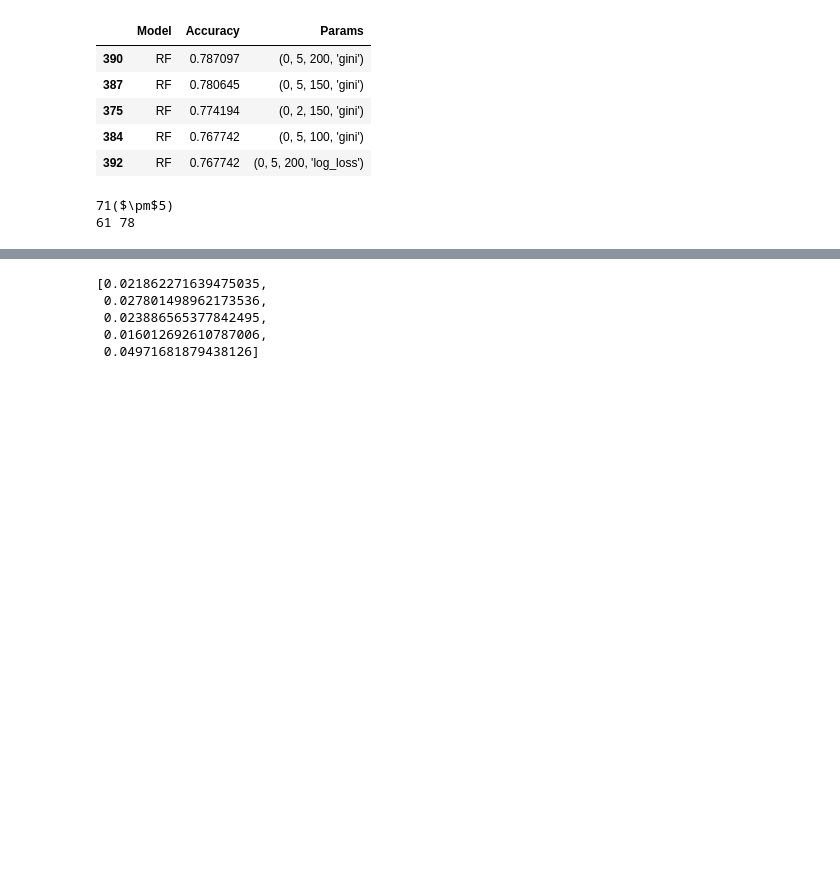
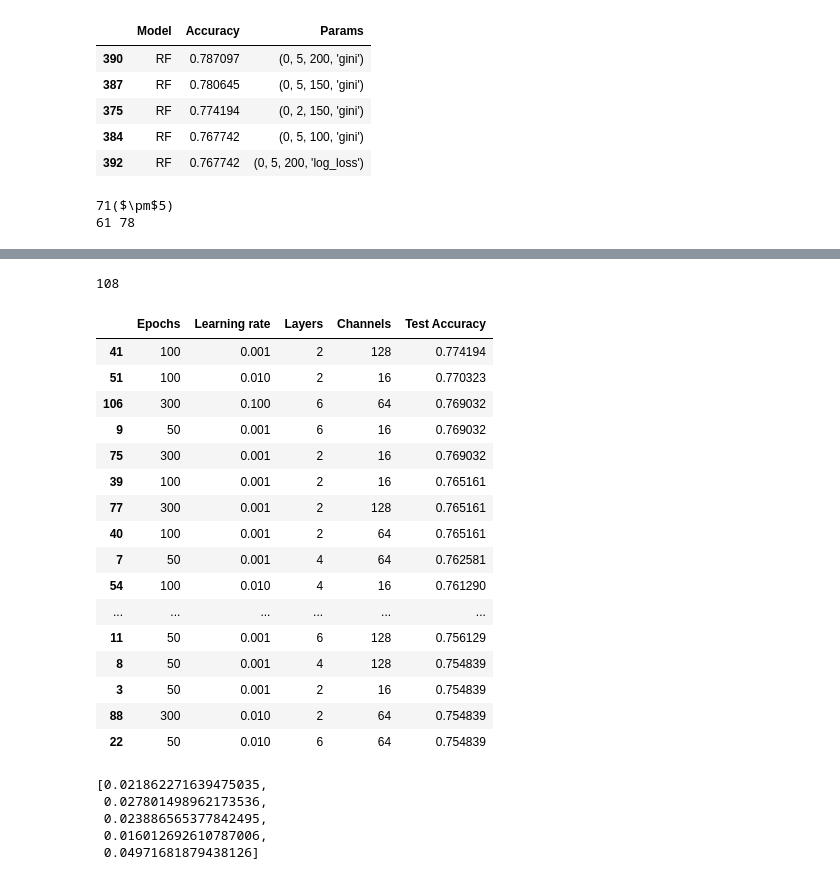
Before and after one commit to AymenRaouf/PrecedabilityOER, a Jupyter notebook: Evaluation/Results.ipynb, the cells around one changed output, grey strips where cells are left out. Cells and saved outputs as stored; diff of their text form; code cells hidden in the pictures; blank space fills up the shorter version.

```diff
--- a/Evaluation/Results.ipynb
+++ b/Evaluation/Results.ipynb
@@ -55,3 +54,28 @@ df_ModelsAll.head()
+# %%
+aggregated_res = df_Model.groupby(['Epochs', 'Learning rate', 'Layers', 'Channels']).agg({
+    'Test Accuracy': 'mean'
+}).reset_index()
+print(len(aggregated_res))
+aggregated_res.sort_values(by="Test Accuracy", ascending=False).head(20)
+# %% [output]
+108
+|  | Epochs | Learning rate | Layers | Channels | Test Accuracy |
+| 41 | 100 | 0.001 | 2 | 128 | 0.774194 |
+| 51 | 100 | 0.010 | 2 | 16 | 0.770323 |
+| 106 | 300 | 0.100 | 6 | 64 | 0.769032 |
+| 9 | 50 | 0.001 | 6 | 16 | 0.769032 |
+| 75 | 300 | 0.001 | 2 | 16 | 0.769032 |
+| 39 | 100 | 0.001 | 2 | 16 | 0.765161 |
+| 77 | 300 | 0.001 | 2 | 128 | 0.765161 |
+| 40 | 100 | 0.001 | 2 | 64 | 0.765161 |
+| 7 | 50 | 0.001 | 4 | 64 | 0.762581 |
+| 54 | 100 | 0.010 | 4 | 16 | 0.761290 |
+| ... | ... | ... | ... | ... | ... |
+| 11 | 50 | 0.001 | 6 | 128 | 0.756129 |
+| 8 | 50 | 0.001 | 4 | 128 | 0.754839 |
+| 3 | 50 | 0.001 | 2 | 16 | 0.754839 |
+| 88 | 300 | 0.010 | 2 | 64 | 0.754839 |
+| 22 | 50 | 0.010 | 6 | 64 | 0.754839 |
 # %%
 chosen_models = ['NoEnrichment', 'Reinjection', 'SAGE', 'Conv', 'GAT']
 accuracy = []
```
Also changed, not shown: parts of 2 cells of this notebook, 54 other files.
